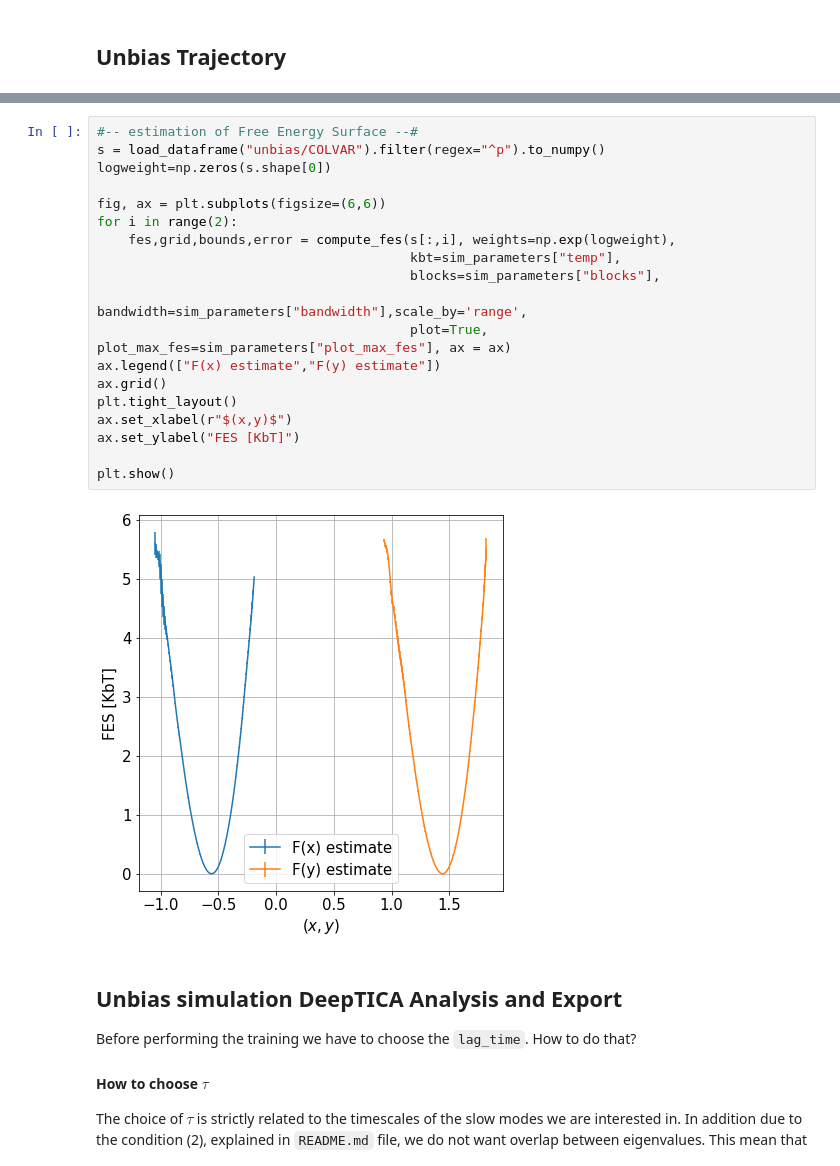
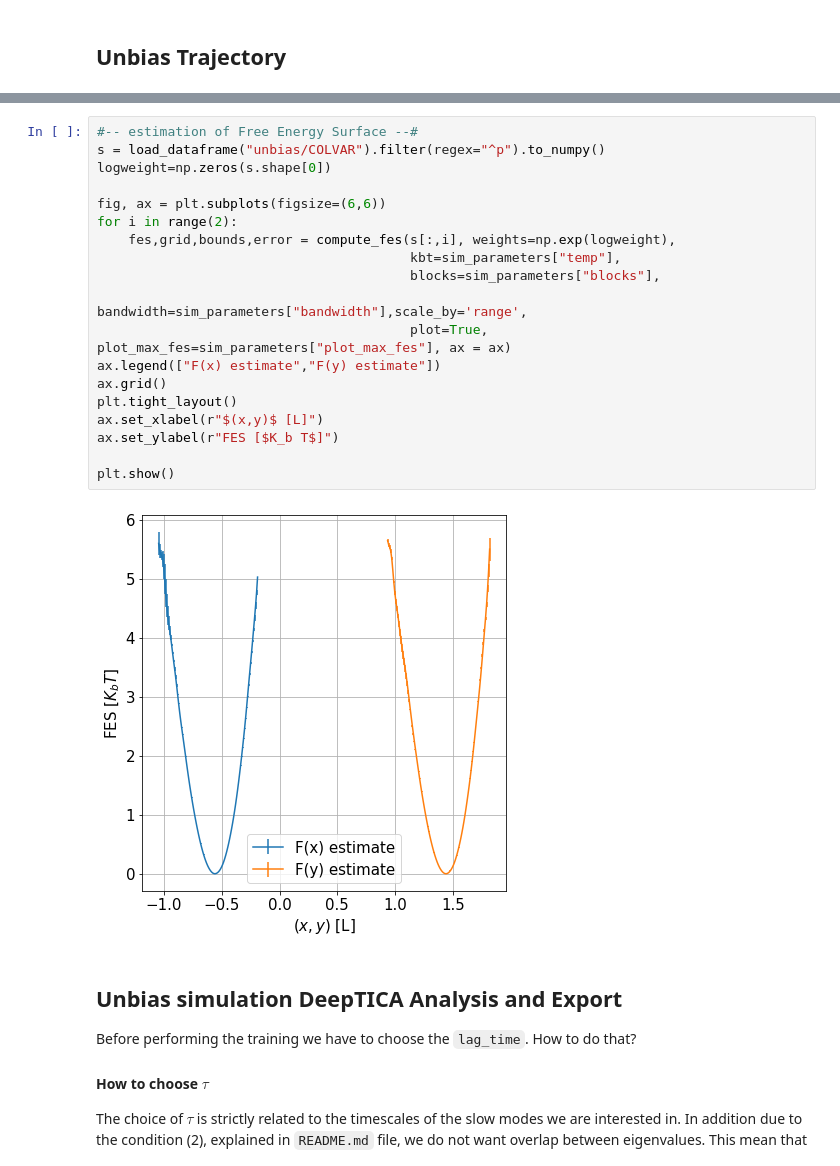
Before and after one commit to nicolopedrani/Hyper-TICA, a Jupyter notebook: Toy_Model/Unbias.ipynb, the cells around one changed output, grey strips where cells are left out. Drawn from its saved outputs; the diff is of its cells as text.

```diff
--- a/Toy_Model/Unbias.ipynb
+++ b/Toy_Model/Unbias.ipynb
@@ -175,24 +175,24 @@ plt.tight_layout()
 # %%
 #-- estimation of Free Energy Surface --#
 s = load_dataframe("unbias/COLVAR").filter(regex="^p").to_numpy()
 logweight=np.zeros(s.shape[0])
 
 fig, ax = plt.subplots(figsize=(6,6))
 for i in range(2):
     fes,grid,bounds,error = compute_fes(s[:,i], weights=np.exp(logweight),
                                         kbt=sim_parameters["temp"],
                                         blocks=sim_parameters["blocks"],
                                         bandwidth=sim_parameters["bandwidth"],scale_by='range',
                                         plot=True, plot_max_fes=sim_parameters["plot_max_fes"], ax = ax)
 ax.legend(["F(x) estimate","F(y) estimate"])
 ax.grid()
 plt.tight_layout()
-ax.set_xlabel(r"$(x,y)$")
-ax.set_ylabel("FES [KbT]")
+ax.set_xlabel(r"$(x,y)$ [L]")
+ax.set_ylabel(r"FES [$K_b T$]")
 
 plt.show()
 # %% [output]
-[figure, old version]
+[figure, new version]
 # %% [markdown]
 ## Unbias simulation DeepTICA Analysis and Export
 
```
Also changed, not shown: parts of 14 cells of this notebook, 11 other files.
